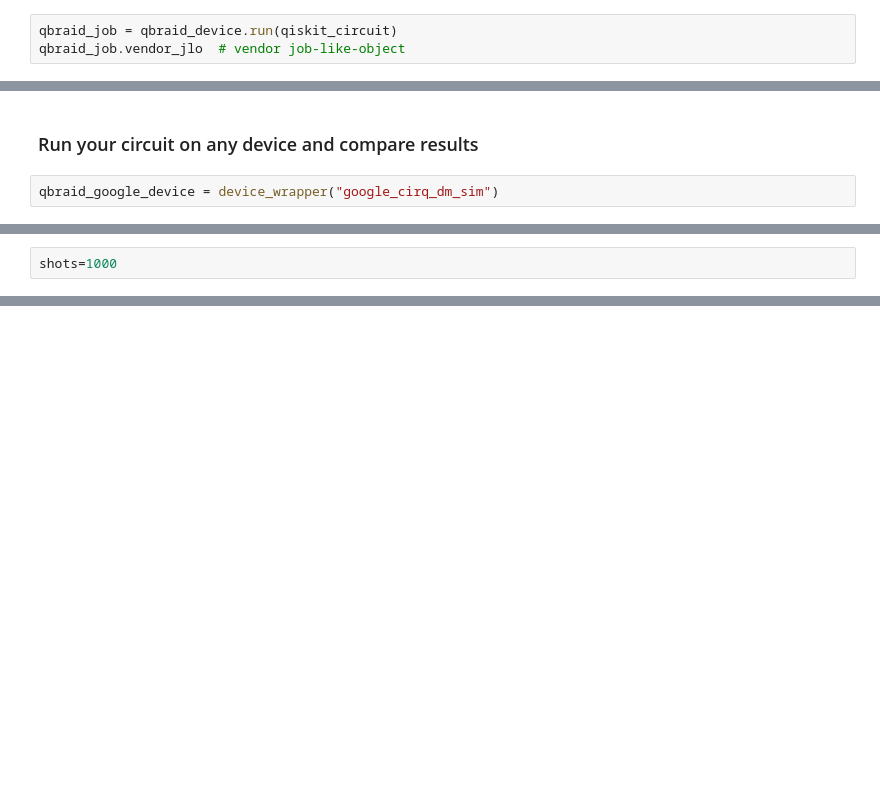
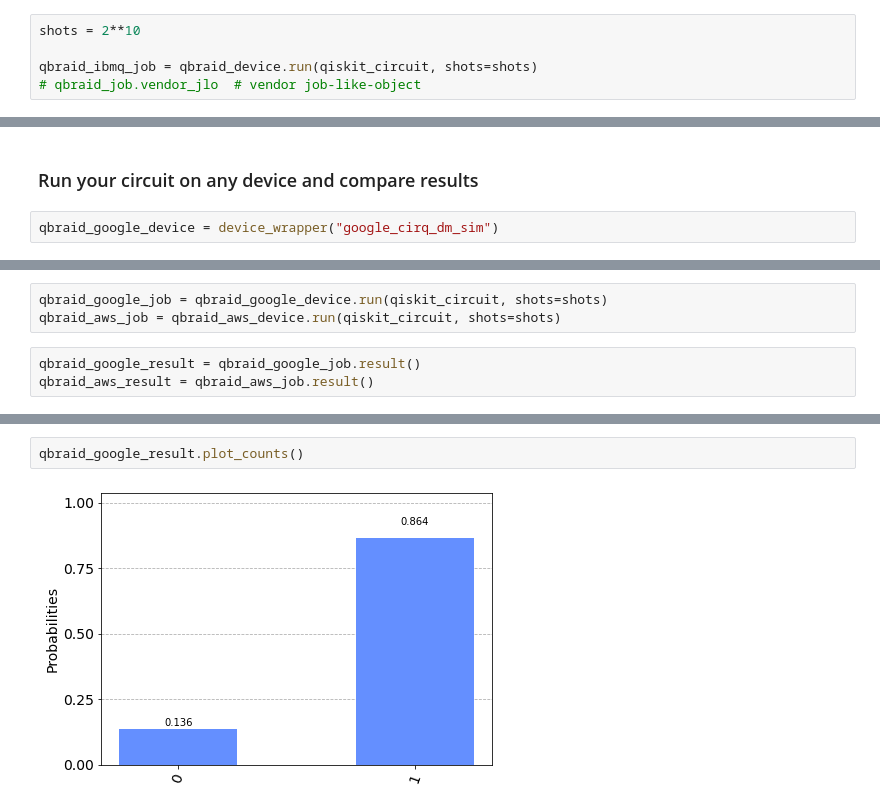
Before and after one commit to qBraid/qbraid-lab-demo, a Jupyter notebook: qbraid_sdk.ipynb, the cells around one changed output, grey strips where cells are left out. Cells and saved outputs as stored; diff of their text form; blank space fills up the shorter version.

```diff
--- a/qbraid_sdk.ipynb
+++ b/qbraid_sdk.ipynb
@@ -160,5 +154,7 @@ q_1: ┤ H ├┤ Rz(π/2) ├─┤ Rz(π) ├──
 # %% [markdown]
 Initialize quantum jobs and collect results, with the ability to extract wrapped objects at any step
 # %%
-qbraid_job = qbraid_device.run(qiskit_circuit)
-qbraid_job.vendor_jlo  # vendor job-like-object
+shots = 2**10
+
+qbraid_ibmq_job = qbraid_device.run(qiskit_circuit, shots=shots)
+# qbraid_job.vendor_jlo  # vendor job-like-object
@@ -296,2 +170,0 @@ print(circuit)
-# %%
-shots=1000
@@ -326,0 +173,6 @@ google_result.plot_counts()
+# %%
+qbraid_google_job = qbraid_google_device.run(qiskit_circuit, shots=shots)
+qbraid_aws_job = qbraid_aws_device.run(qiskit_circuit, shots=shots)
+# %%
+qbraid_google_result = qbraid_google_job.result()
+qbraid_aws_result = qbraid_aws_job.result()
@@ -326,0 +193,4 @@ google_result.plot_counts()
+# %%
+qbraid_google_result.plot_counts()
+# %% [output]
+[figure, added]
```
Also changed, not shown: parts of 75 cells of this notebook, 2 other files.
